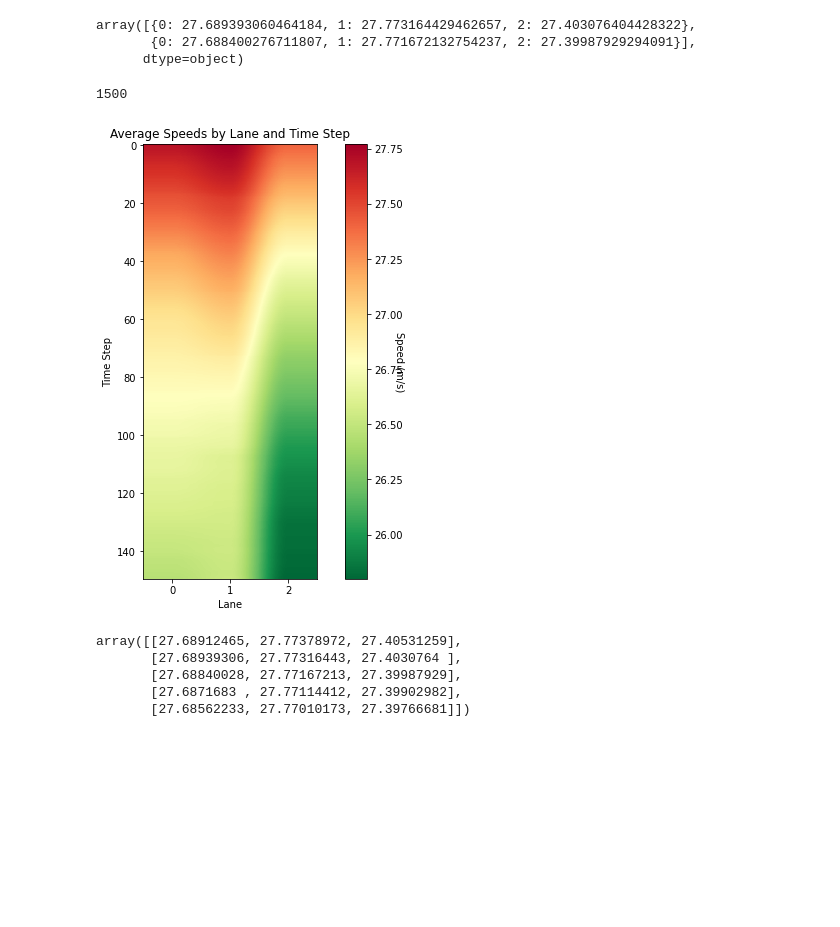
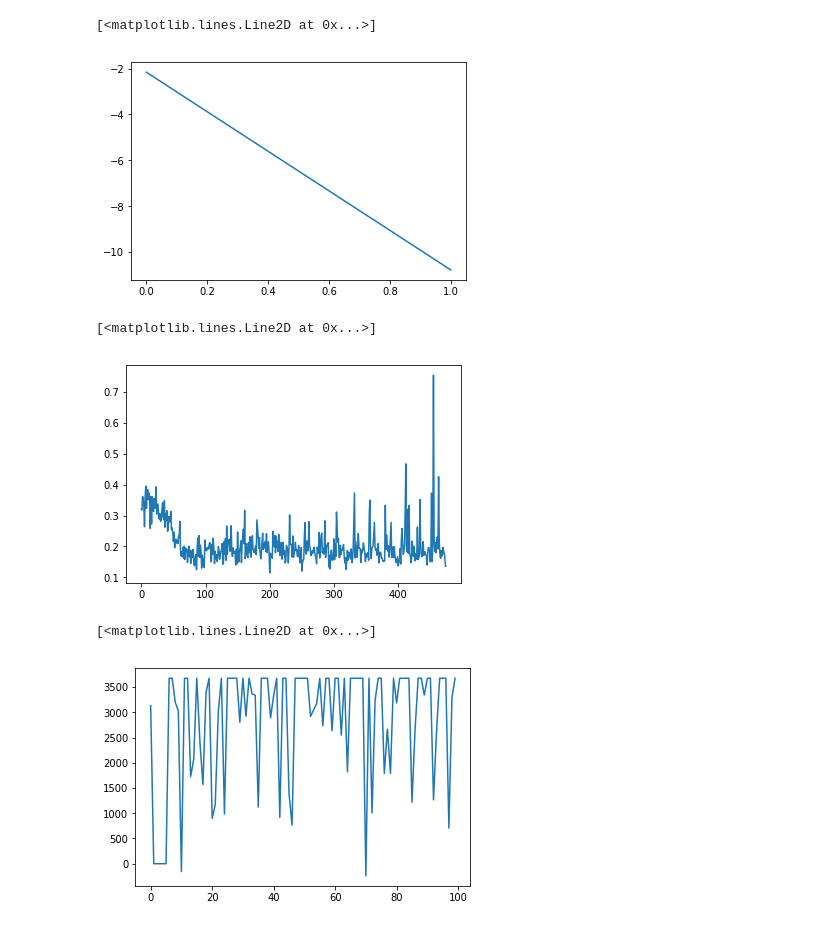
Before and after one commit to SHITIANYU-hue/dgn_ring_torch, a Jupyter notebook: analyze.ipynb, the cells around one changed output. Cells and saved outputs as stored; diff of their text form; code cells hidden in the pictures; blank space fills up the shorter version.

```diff
--- a/analyze.ipynb
+++ b/analyze.ipynb
@@ -6,60 +4,18 @@ data=np.load('/home/changquan/dgn_ring_torch/speed_by_lanes.npy',allow_pickle=Tr
-# %%
-data[1:3]
-# %% [output]
-array([{0: 27.689393060464184, 1: 27.773164429462657, 2: 27.403076404428322},
-       {0: 27.688400276711807, 1: 27.771672132754237, 2: 27.39987929294091}],
-      dtype=object)
-# %%
-len(data)
-# %% [output]
-1500
-# %%
-import matplotlib.pyplot as plt
-import numpy as np
-
-# example average speeds data
-average_speeds = data[0:1500:10]
-
-# convert the average speeds data to a 2D numpy array
-num_lanes = max(max(d.keys()) for d in average_speeds) + 1
-num_steps = len(average_speeds)
-speeds_array = np.zeros((num_steps, num_lanes))
-for step, speeds_dict in enumerate(average_speeds):
-    for lane, speed in speeds_dict.items():
-        speeds_array[step, lane] = speed
-
-# plot the 2D colormap using imshow
-fig, ax = plt.subplots(figsize=(10, 8))  # set the figsize parameter to adjust the size of
-im = ax.imshow(speeds_array, cmap='RdYlGn_r',aspect=0.05)
-
-# set the x-axis labels to be the lane numbers
-ax.set_xticks(range(num_lanes))
-# ax.set_xticklabels(['Lane {}'.format(i) for i in range(num_lanes)])
-
-# set the y-axis labels to be the time steps
-# ax.set_yticks(range(num_steps))
-# ax.set_yticklabels(['Step {}'.format(i) for i in range(num_steps)])
-
-# add a colorbar to show the speed-color mapping
-cbar = ax.figure.colorbar(im, ax=ax,fraction=0.046)
-
-# set the colorbar label to be the speed in m/s
-cbar.ax.set_ylabel('Speed (m/s)', rotation=270, labelpad=1,size=10)
-
-# set the plot title and axis labels
-ax.set_title('Average Speeds by Lane and Time Step')
-ax.set_xlabel('Lane')
-ax.set_ylabel('Time Step')
-
-# show the plot
-plt.show()
-# %% [output]
-[figure, removed]
-# %%
-speeds_array
-# %% [output]
-array([[27.68912465, 27.77378972, 27.40531259],
-       [27.68939306, 27.77316443, 27.4030764 ],
-       [27.68840028, 27.77167213, 27.39987929],
-       [27.6871683 , 27.77114412, 27.39902982],
-       [27.68562233, 27.77010173, 27.39766681]])
+# %%
+score=np.load('scores.npy')
+plt.plot(score)
+# %% [output]
+[<matplotlib.lines.Line2D at 0x...>]
+[figure, added]
+# %%
+loss=np.load('loss.npy')
+plt.plot(loss)
+# %% [output]
+[<matplotlib.lines.Line2D at 0x...>]
+[figure, added]
+# %%
+car_total_distance = np.load('car_total_distance.npy')
+plt.plot(car_total_distance)
+# %% [output]
+[<matplotlib.lines.Line2D at 0x...>]
+[figure, added]
```
Also changed, not shown: parts of 8 cells of this notebook, 17 other files.
